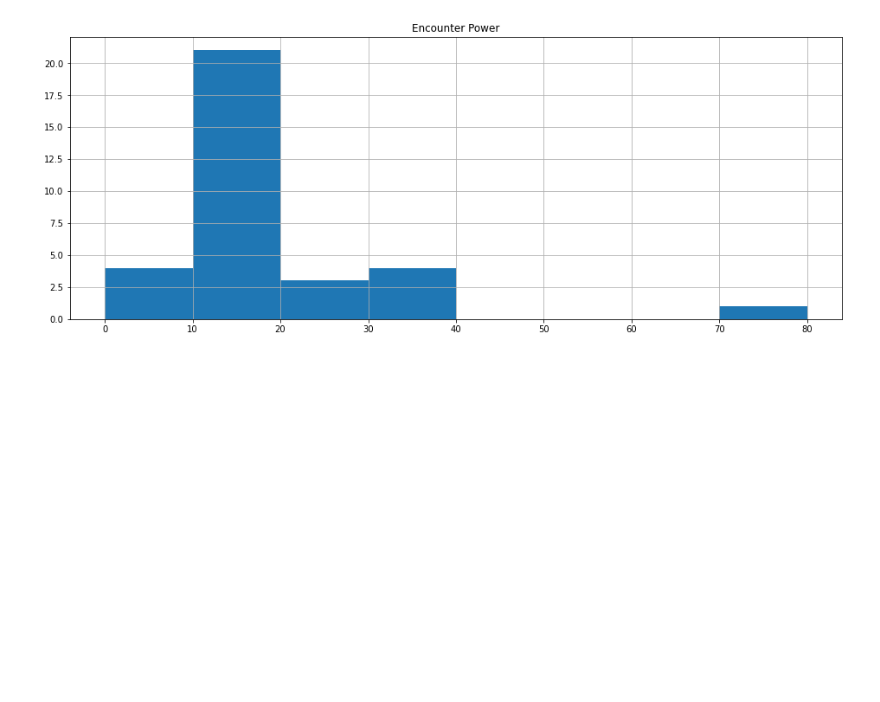
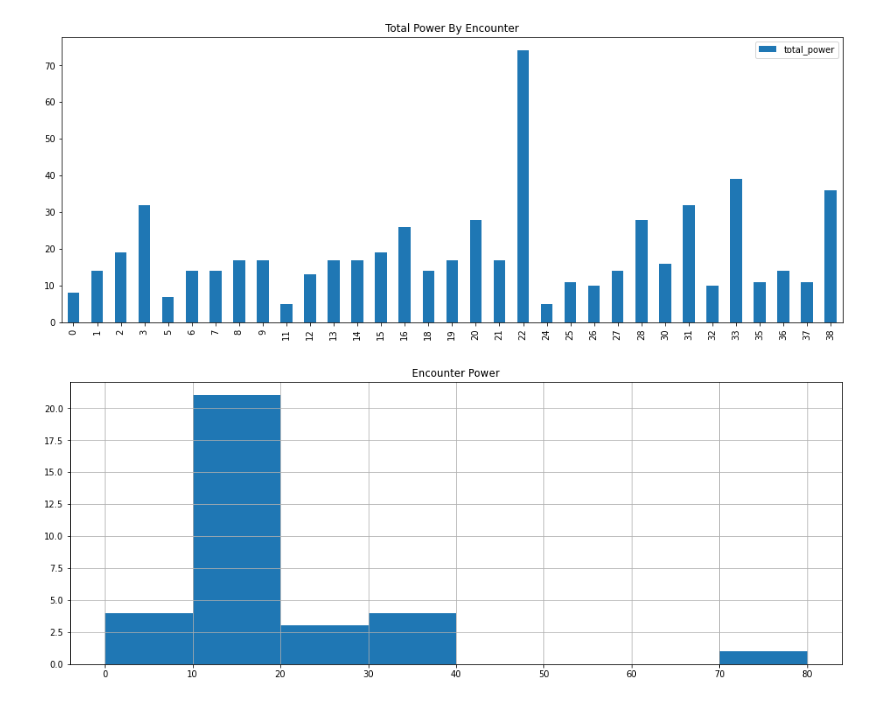
Before and after one commit to KevinCarr42/Descent_AI, a Jupyter notebook: quest_EDA.ipynb, the cells around one changed output. Cells and saved outputs as stored; diff of their text form; code cells hidden in the pictures; blank space fills up the shorter version.

```diff
--- a/quest_EDA.ipynb
+++ b/quest_EDA.ipynb
@@ -29,11 +31,16 @@ QUEST AREAS - STATISTICS
 | monster_types | 1.0 | 3.5 | 8.0 |
 | total_power | 5.0 | 19.0 | 74.0 |
 # %%
+df.loc[~df.encounter.str.contains('TOTAL'), ['total_power']].plot(kind='bar', figsize=(16,6))
+plt.title('Total Power By Encounter')
+plt.show()
+
 df.loc[~df.encounter.str.contains('TOTAL'), 'total_power'].hist(
     figsize=(16,6),
     bins=[x*10 for x in range(9)],
 )
 plt.title('Encounter Power')
 plt.show()
 # %% [output]
-[figure, old version]
+[figure, new version]
+[figure, added]
```
Also changed, not shown: parts of 6 cells of this notebook, 3 other files.
